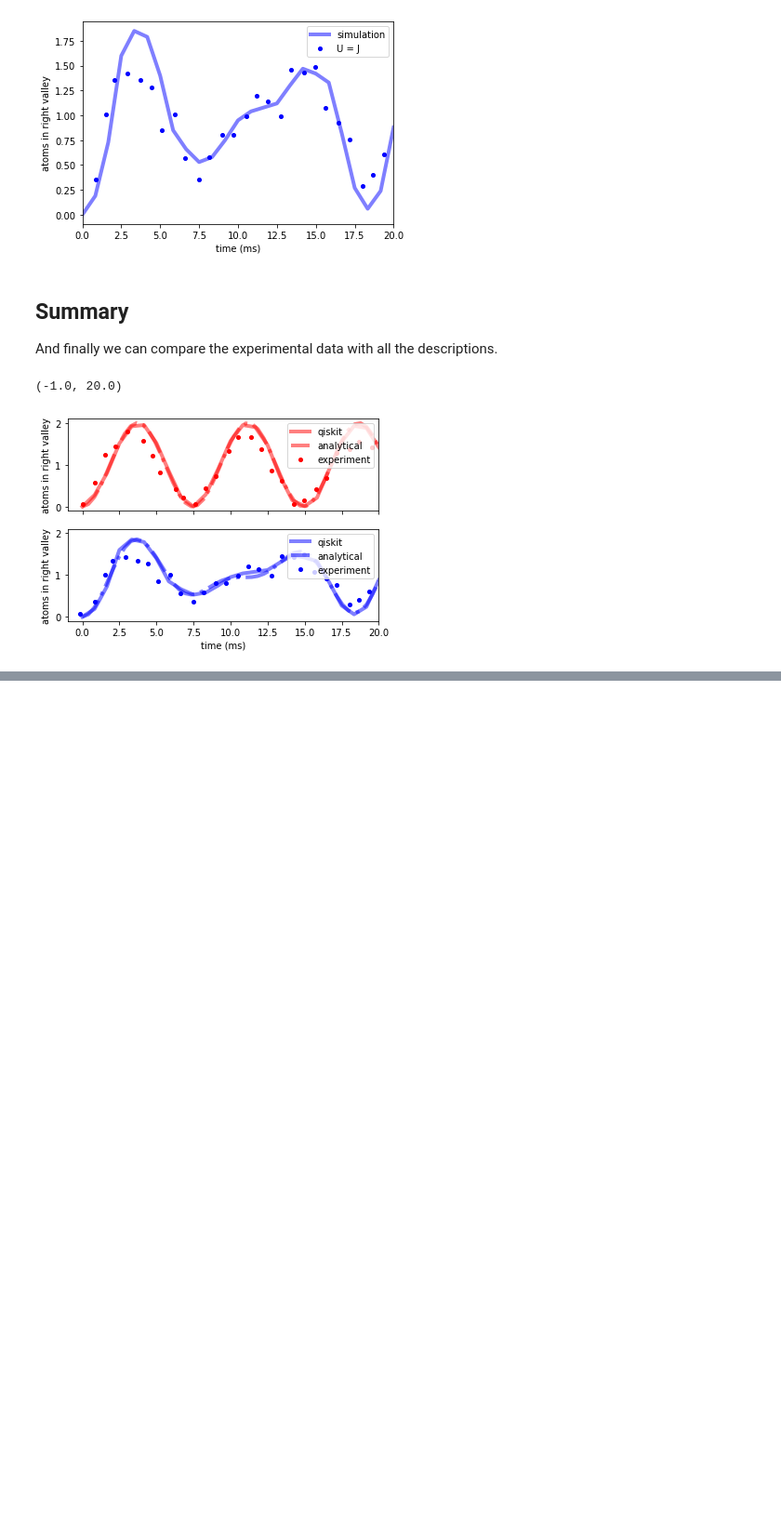
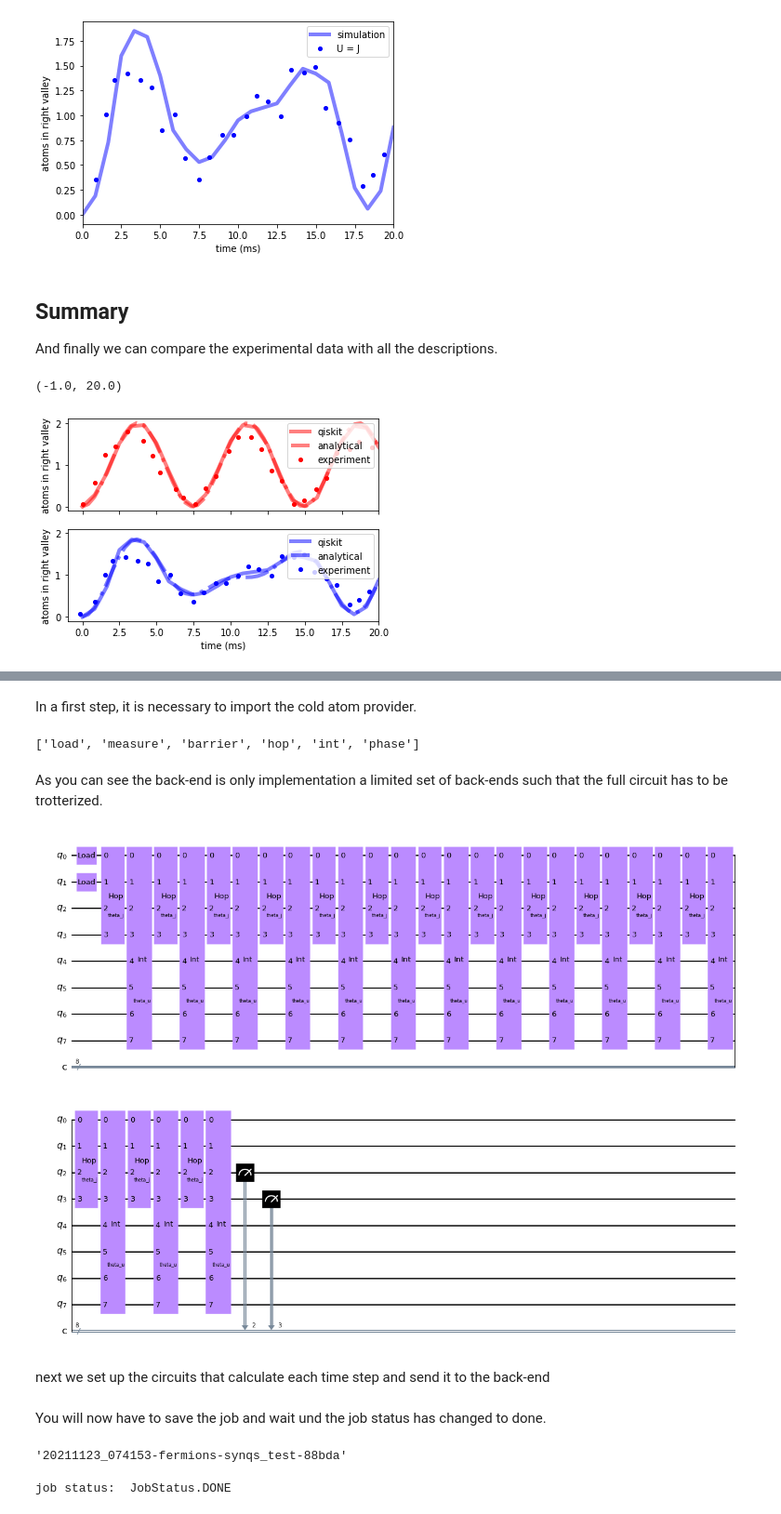
Before and after one commit to qiskit-community/qiskit-cold-atom, a Jupyter notebook: docs/tutorials/08_fermions_in_double_well.ipynb, the cells around one changed output, grey strips where cells are left out. Shown: that part at 93% size. Saved outputs shown, nothing was run; the diff lists cells and outputs as text; code cells hidden in the pictures; blank space fills up the shorter version.

```diff
--- a/docs/tutorials/08_fermions_in_double_well.ipynb
+++ b/docs/tutorials/08_fermions_in_double_well.ipynb
@@ -440,0 +449,2 @@ ax1.set_xlim(-1, 20)
+# %% [markdown]
+In a first step, it is necessary to import the cold atom provider.
@@ -440,0 +457,40 @@ ax1.set_xlim(-1, 20)
+# %%
+# save an account to disk
+provider = ColdAtomProvider.enable_account(
+    url=["http://qsimsim.synqs.org/singlequdit", "http://qsimsim.synqs.org/fermions"],
+    username="synqs_test",
+    token="Cm2TXfRmXennMQ5",
+)
+fermion_device_backend = provider.get_backend("synqs_fermionic_tweezer_simulator")
+pprint(fermion_device_backend.configuration().supported_instructions)
+# %% [output]
+['load', 'measure', 'barrier', 'hop', 'int', 'phase']
+# %% [markdown]
+As you can see the back-end is only implementation a limited set of back-ends such that the full circuit has to be trotterized.
+# %%
+theta_j = Parameter("theta_j")
+theta_u = Parameter("theta_u")
+
+# the parameters of the experiment
+J = np.pi * 134
+U = 0.7 * J
+Ntimes = 15
+times = np.linspace(0, 20, Ntimes) * 1e-3
+theta_js = -1 * J * times
+theta_us = U * times
+means_int = np.zeros(Ntimes)
+Ntrott = 15
+# %%
+circuit2 = QuantumCircuit(8, 8)
+circuit2.load(0)
+circuit2.load(1)
+for ii in range(Ntrott):
+    circuit2.hop(list(range(0, 4)), theta_j)
+    circuit2.inter(list(range(0, 8)), theta_u)
+circuit2.measure(2, 2)
+circuit2.measure(3, 3)
+circuit2.draw(output="mpl")
+# %% [output]
+[figure, added]
+# %% [markdown]
+next we set up the circuits that calculate each time step and send it to the back-end
@@ -440,0 +508,11 @@ ax1.set_xlim(-1, 20)
+# %% [markdown]
+You will now have to save the job and wait und the job status has changed to done.
+# %%
+pprint(job2.job_id())
+# %% [output]
+'20211123_074153-fermions-synqs_test-88bda'
+# %%
+job_retrieved2 = fermion_device_backend.retrieve_job(job_id=job2.job_id())
+print("job status: ", job_retrieved2.status())
+# %% [output]
+job status:  JobStatus.DONE
```
Also changed, not shown: parts of 5 cells of this notebook, 1 other file.
